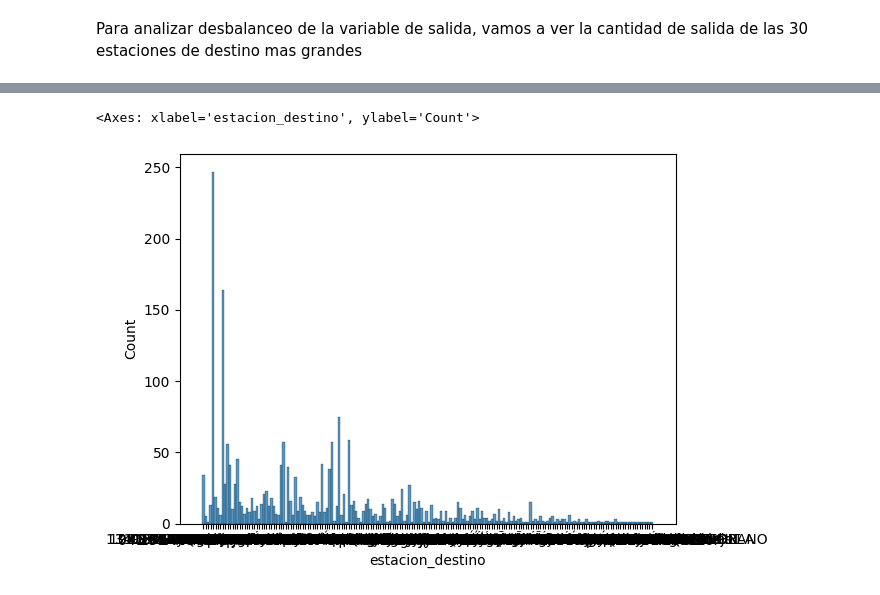
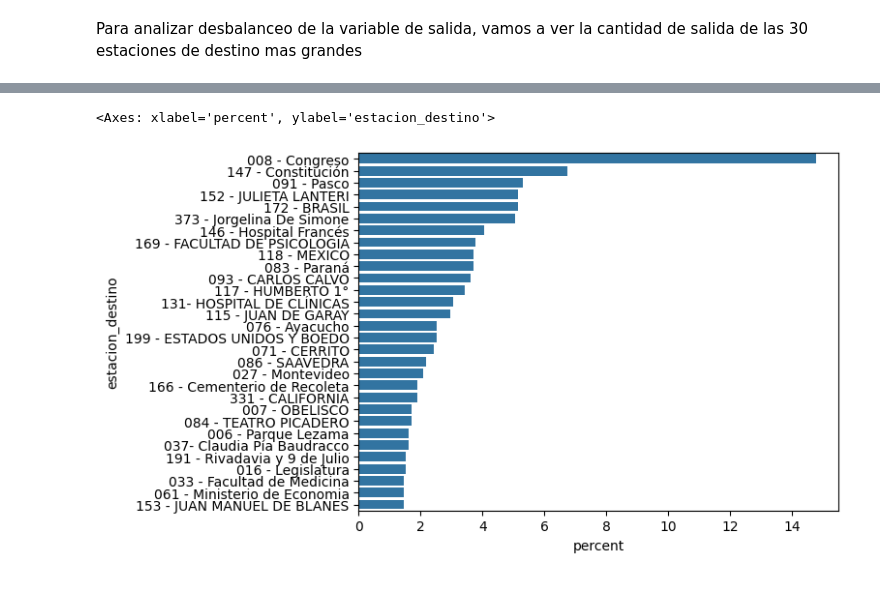
Before and after one commit to RodriMesa/proyectos_maestria, a Jupyter notebook: AnalisisDeDatos/TP2/TP2_ejercicios.ipynb, the cells around one changed output, grey strips where cells are left out. Saved outputs shown, nothing was run; the diff lists cells and outputs as text; code cells hidden in the pictures.

```diff
--- a/AnalisisDeDatos/TP2/TP2_ejercicios.ipynb
+++ b/AnalisisDeDatos/TP2/TP2_ejercicios.ipynb
@@ -45,5 +71,12 @@ Podemos ver como en general las clases presentan una distribucion medianamente u
-# %%
-sns.histplot(df, x="estacion_destino")
-# %% [output]
-<Axes: xlabel='estacion_destino', ylabel='Count'>
-[figure, removed]
+# %%
+df = df[df['estacion_destino']!= '236 - UBA SOCIALES']
+# %%
+# Get the top 20 categories by count
+top_30 = df['estacion_destino'].value_counts().nlargest(30).index
+
+# Filter the DataFrame to only include these top 20 categories
+df_top30 = df[df['estacion_destino'].isin(top_30)]
+sns.countplot(df_top30, y="estacion_destino", order=top_30, stat='percent')
+# %% [output]
+<Axes: xlabel='percent', ylabel='estacion_destino'>
+[figure, added]
```
Also changed, not shown: parts of 16 cells of this notebook, 2 other files.
